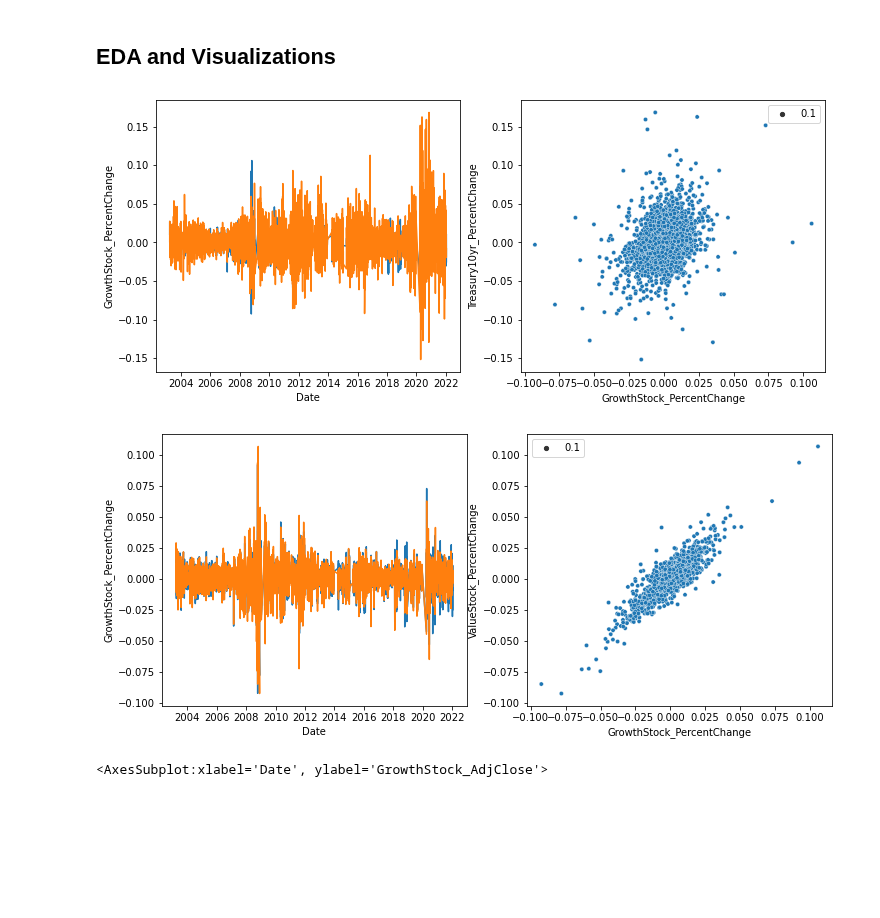
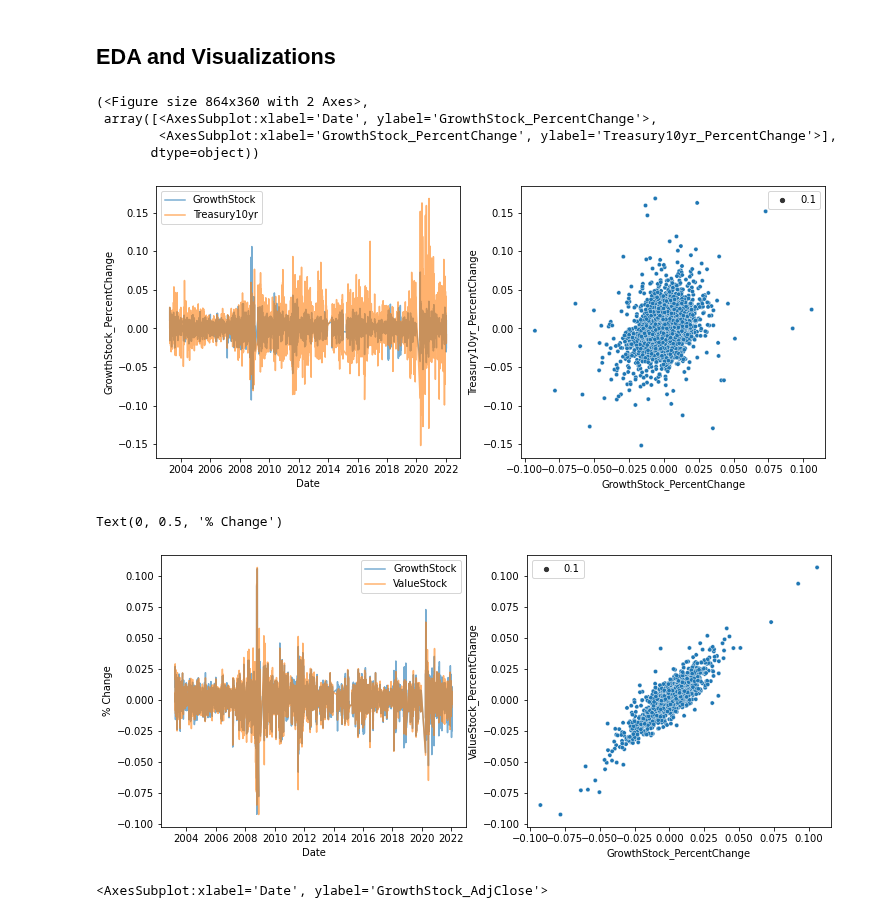
Before and after one commit to lu18cheng/pic16b_stock_analysis, a Jupyter notebook: code/analysis.ipynb, the cells around one changed output. Cells and saved outputs as stored; diff of their text form; code cells hidden in the pictures; blank space fills up the shorter version.

```diff
--- a/code/analysis.ipynb
+++ b/code/analysis.ipynb
@@ -124,17 +124,25 @@ def compare_indices(data, col_A, col_B):
 
 #     fig.suptitle('Pokemon Stats by Generation')
 
-    sns.lineplot(ax=axes[0], data=data, x='Date', y=col_A)
-    sns.lineplot(ax=axes[0], data=data, x='Date', y=col_B)
+    sns.lineplot(ax=axes[0], data=data, x='Date', y=col_A, alpha = 0.6, label = col_A.split('_')[0])
+    sns.lineplot(ax=axes[0], data=data, x='Date', y=col_B, alpha = 0.6, label = col_B.split('_')[0])
+#     plt.legend()
     sns.scatterplot(ax=axes[1], x = col_A, y = col_B, size = 0.1, data = data)
+    return fig, axes
 # %%
 compare_indices(df, 'GrowthStock_PercentChange', 'Treasury10yr_PercentChange')
 # %% [output]
+(<Figure size 864x360 with 2 Axes>,
+ array([<AxesSubplot:xlabel='Date', ylabel='GrowthStock_PercentChange'>,
+        <AxesSubplot:xlabel='GrowthStock_PercentChange', ylabel='Treasury10yr_PercentChange'>],
+       dtype=object))
-[figure, old version]
+[figure, new version]
 # %%
-compare_indices(df, 'GrowthStock_PercentChange', 'ValueStock_PercentChange')
+fig, axes = compare_indices(df, 'GrowthStock_PercentChange', 'ValueStock_PercentChange')
+axes[0].set_ylabel('% Change')
 # %% [output]
+Text(0, 0.5, '% Change')
-[figure, old version]
+[figure, new version]
 # %%
 sns.lineplot(y='GrowthStock_AdjClose', x='Date', data = df)
 # %% [output]
```
